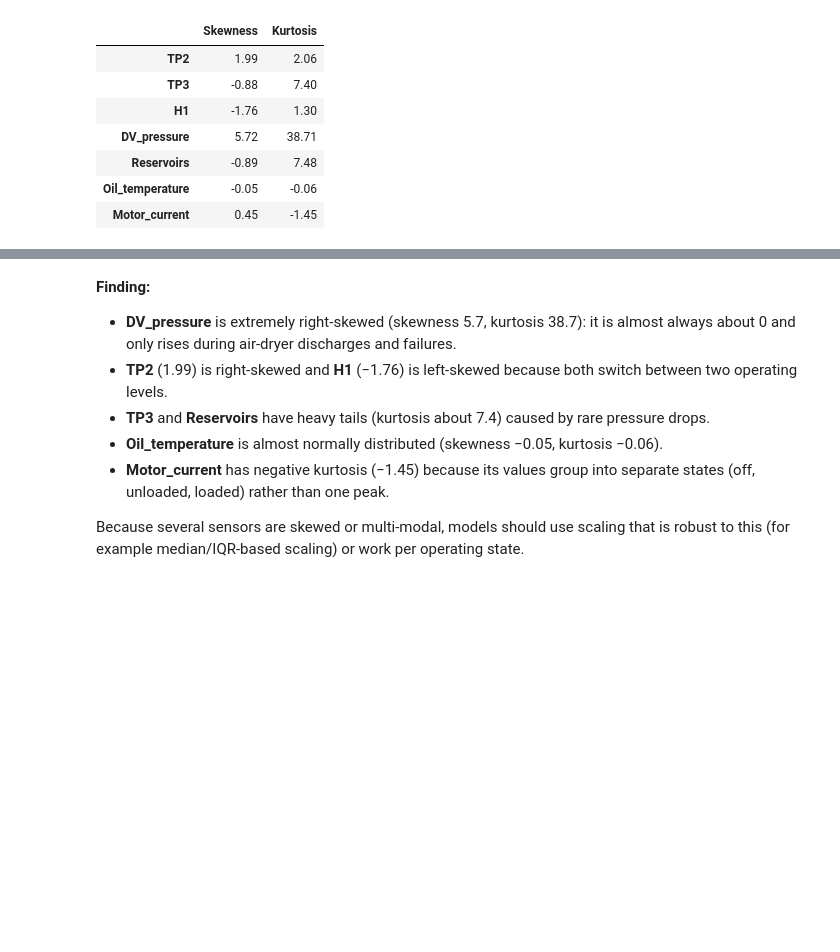
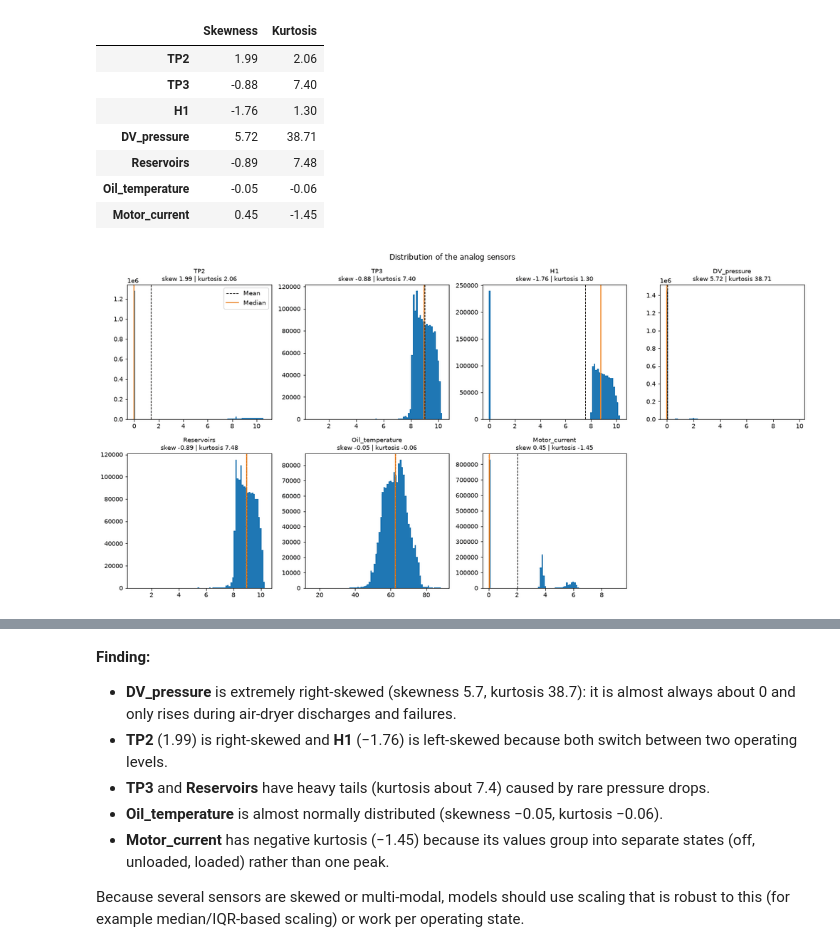
Before and after one commit to Agrima010/industrial-analytics-predictive-maintenance, a Jupyter notebook: MetroPT3_Data Exploratory Analysis.ipynb, the cells around one changed output, grey strips where cells are left out. Cells and saved outputs as stored; diff of their text form; code cells hidden in the pictures; blank space fills up the shorter version.

```diff
--- a/MetroPT3_Data Exploratory Analysis.ipynb
+++ b/MetroPT3_Data Exploratory Analysis.ipynb
@@ -737,3 +876,19 @@ display(distribution_shape)
 | Reservoirs | -0.89 | 7.48 |
 | Oil_temperature | -0.05 | -0.06 |
 | Motor_current | 0.45 | -1.45 |
+# %%
+# Distribution of each analog sensor, with its skewness and kurtosis
+fig, axes = plt.subplots(2, 4, figsize=(16, 8))
+for ax, col in zip(axes.flatten(), analog_columns):
+    ax.hist(df[col], bins=80, color='tab:blue')
+    ax.axvline(df[col].mean(), color='black', linestyle='--', linewidth=1, label='Mean')
+    ax.axvline(df[col].median(), color='tab:orange', linewidth=1.5, label='Median')
+    ax.set_title(f"{col}\nskew {distribution_shape.loc[col, 'Skewness']:.2f} | "
+                 f"kurtosis {distribution_shape.loc[col, 'Kurtosis']:.2f}", fontsize=10)
+axes[0, 0].legend()
+axes.flatten()[-1].axis('off')
+plt.suptitle('Distribution of the analog sensors')
+plt.tight_layout()
+plt.show()
+# %% [output]
+[figure, added]
```
Also changed, not shown: parts of 23 cells of this notebook.
